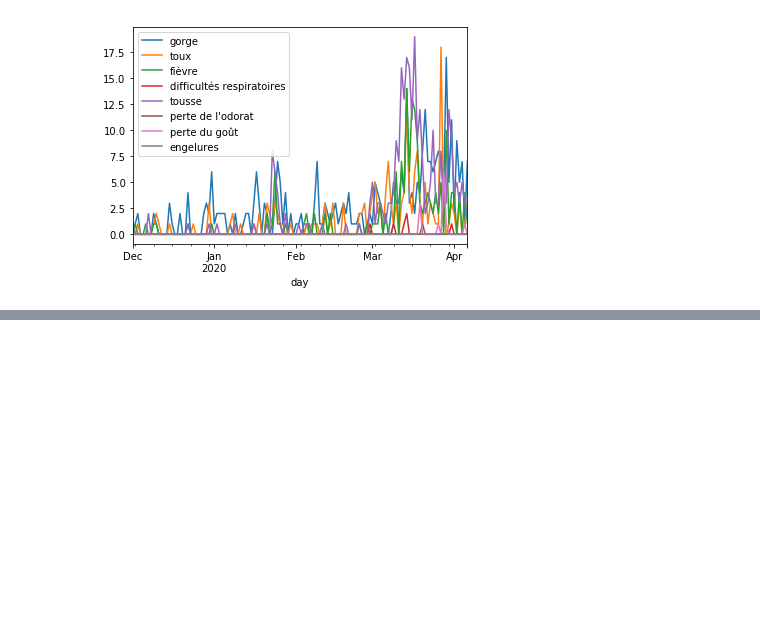
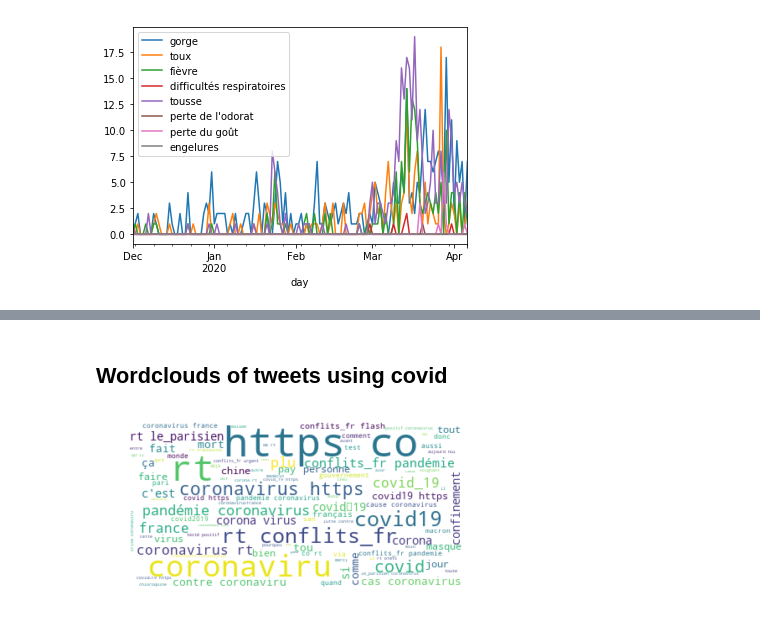
Before and after one commit to Naila-elh/Covid19-Analysis, a Jupyter notebook: 3-analysis/3-1-get-tweets-from-users-timeline.ipynb, the cells around one changed output, grey strips where cells are left out. Saved outputs shown, nothing was run; the diff lists cells and outputs as text; code cells hidden in the pictures; blank space fills up the shorter version.

Commit message:
add wordclouds

```diff
--- a/3-analysis/3-1-get-tweets-from-users-timeline.ipynb
+++ b/3-analysis/3-1-get-tweets-from-users-timeline.ipynb
@@ -111,6 +90,7 @@ tweets['day'] = tweets['created_at'].dt.floor('d')
 tweets=tweets[tweets['created_at'] > '2019-12-01']
 # %%
 tweets.loc[tweets['full_text'].str.contains('covid|corona|coronavirus'), 'covid'] = 1
+tweets.loc[tweets['full_text'].str.contains('confin'), 'confinement'] = 1
 # %%
 symptoms_dict_fr = {'toux' : ['toux', 'tousse'],
                    'maux de gorge' : ['maux de gorge', 'mal de gorge', 'mal à la gorge'],
@@ -190,3 +170,27 @@ def plot_symptoms_evolution() :
 plot_symptoms_evolution()
 # %% [output]
 [interactive output not drawn]
+# %% [markdown]
+## Wordclouds of tweets using covid
+# %%
+import nltk
+from nltk.corpus import stopwords
+from nltk.tokenize import word_tokenize
+stop_words = set(stopwords.words('french'))
+from wordcloud import WordCloud
+# %%
+def wordcloud(word) :
+    # remove stopwords
+    tokens = word_tokenize(' '.join(tweets.loc[tweets[word]==1, 'full_text']))
+    tokens = [w for w in tokens if not w in stop_words]
+    text_clean = ' '.join(tokens)
+
+    #wordcloud
+    wordcloud = WordCloud(max_font_size=50, max_words=100, background_color="white").generate(text_clean)
+    plt.figure()
+    plt.imshow(wordcloud, interpolation='bilinear')
+    plt.axis("off")
+    plt.show()
+wordcloud('covid')
+# %% [output]
+[figure, added]
```
Also changed, not shown: parts of 5 cells of this notebook.
